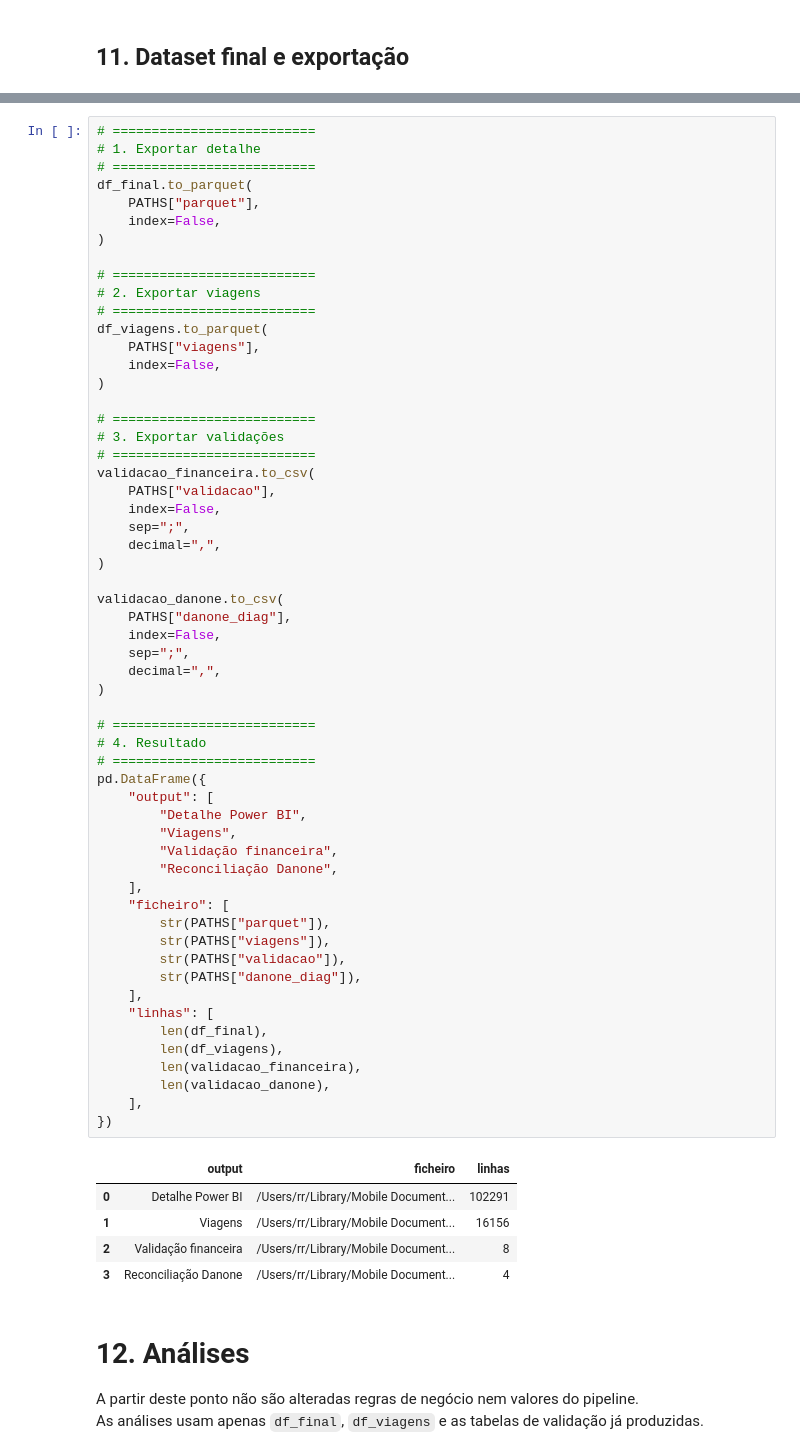
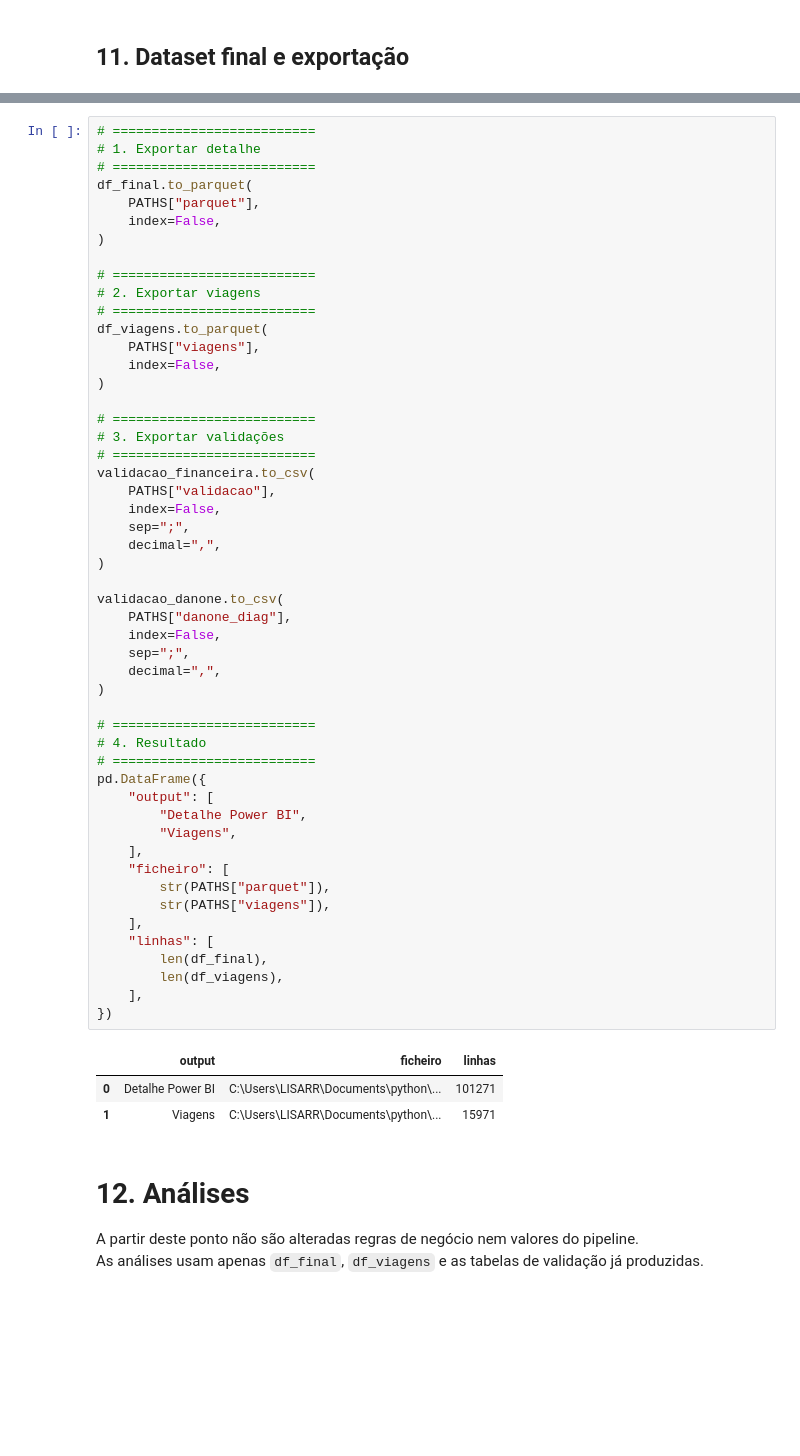
Before and after one commit to ruben-filipe-rocha/Salvesen, a Jupyter notebook: 02.Analise_Financeira/01_Pipeline_Financeiro_v1_FINAL.ipynb, the cells around one changed output, grey strips where cells are left out. Drawn from its saved outputs; the diff is of its cells as text; blank space fills up the shorter version.

```diff
--- a/02.Analise_Financeira/01_Pipeline_Financeiro_v1_FINAL.ipynb
+++ b/02.Analise_Financeira/01_Pipeline_Financeiro_v1_FINAL.ipynb
@@ -2482,43 +2511,35 @@ validacao_financeira.to_csv(
     sep=";",
     decimal=",",
 )
 
 validacao_danone.to_csv(
     PATHS["danone_diag"],
     index=False,
     sep=";",
     decimal=",",
 )
 
 # ==========================
 # 4. Resultado
 # ==========================
 pd.DataFrame({
     "output": [
         "Detalhe Power BI",
         "Viagens",
-        "Validação financeira",
-        "Reconciliação Danone",
     ],
     "ficheiro": [
         str(PATHS["parquet"]),
         str(PATHS["viagens"]),
-        str(PATHS["validacao"]),
-        str(PATHS["danone_diag"]),
     ],
     "linhas": [
         len(df_final),
         len(df_viagens),
-        len(validacao_financeira),
-        len(validacao_danone),
     ],
 })
 # %% [output]
 |  | output | ficheiro | linhas |
-| 0 | Detalhe Power BI | /Users/rr/Library/Mobile Document... | 102291 |
-| 1 | Viagens | /Users/rr/Library/Mobile Document... | 16156 |
-| 2 | Validação financeira | /Users/rr/Library/Mobile Document... | 8 |
-| 3 | Reconciliação Danone | /Users/rr/Library/Mobile Document... | 4 |
+| 0 | Detalhe Power BI | C:\Users\LISARR\Documents\python\... | 101271 |
+| 1 | Viagens | C:\Users\LISARR\Documents\python\... | 15971 |
 # %% [markdown]
 # 12. Análises
 
```
Also changed, not shown: parts of 11 cells of this notebook, 2 other files.
